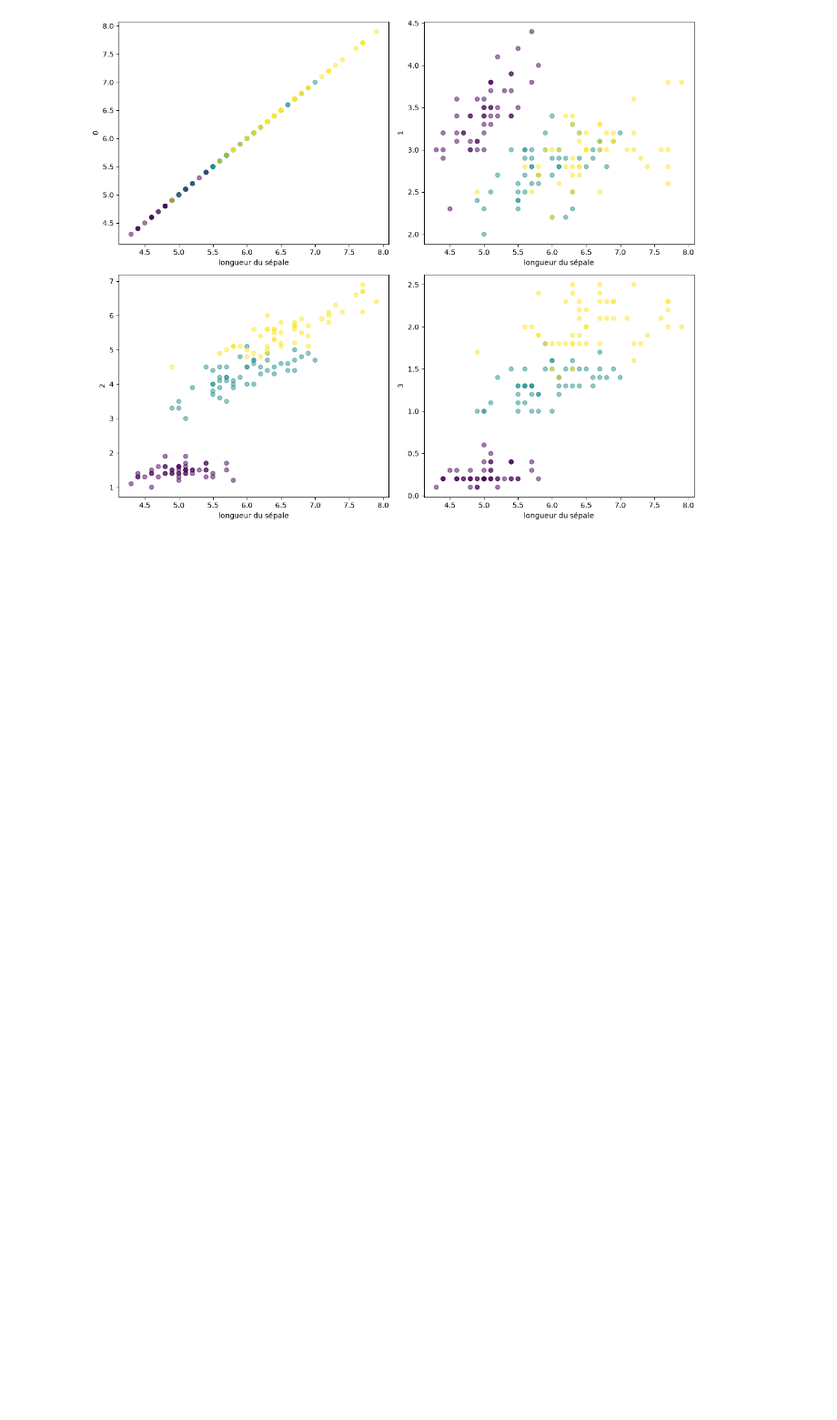
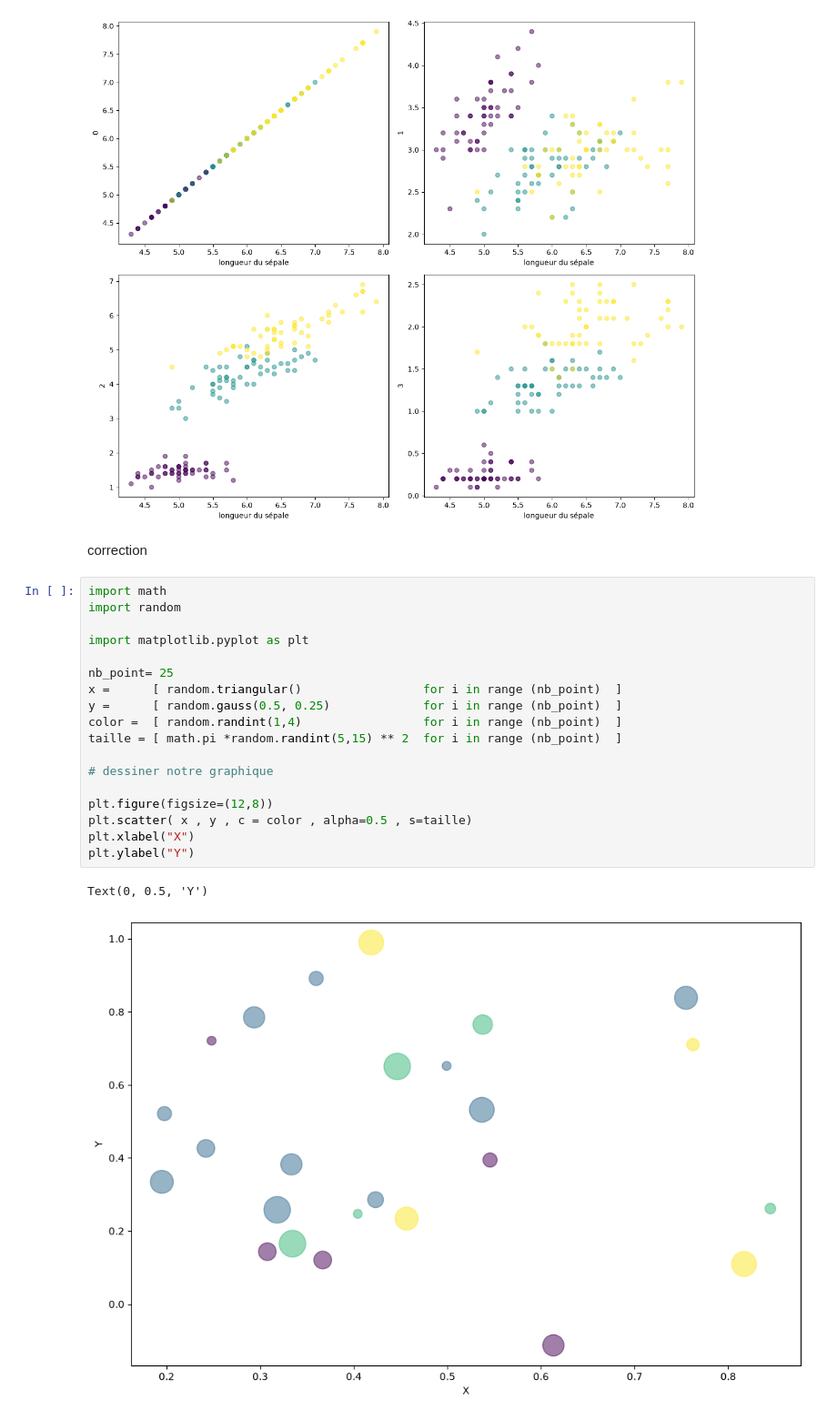
Before and after one commit to webdevproformation/m2-iot-juin2026, a Jupyter notebook: jour02/01-matplotlib.ipynb, the cells around one changed output. Shown at 91% size. Saved outputs shown, nothing was run; the diff lists cells and outputs as text; blank space fills up the shorter version.

```diff
--- a/jour02/01-matplotlib.ipynb
+++ b/jour02/01-matplotlib.ipynb
@@ -236,3 +236,26 @@ def generateFigure(datasets , y):
 generateFigure(x , y)
 # %% [output]
 [figure]
+# %% [markdown]
+correction
+# %%
+import math
+import random
+
+import matplotlib.pyplot as plt
+
+nb_point= 25
+x =      [ random.triangular()                 for i in range (nb_point)  ]
+y =      [ random.gauss(0.5, 0.25)             for i in range (nb_point)  ]
+color =  [ random.randint(1,4)                 for i in range (nb_point)  ]
+taille = [ math.pi *random.randint(5,15) ** 2  for i in range (nb_point)  ]
+
+# dessiner notre graphique
+
+plt.figure(figsize=(12,8))
+plt.scatter( x , y , c = color , alpha=0.5 , s=taille)
+plt.xlabel("X")
+plt.ylabel("Y")
+# %% [output]
+Text(0, 0.5, 'Y')
+[figure, added]
```
